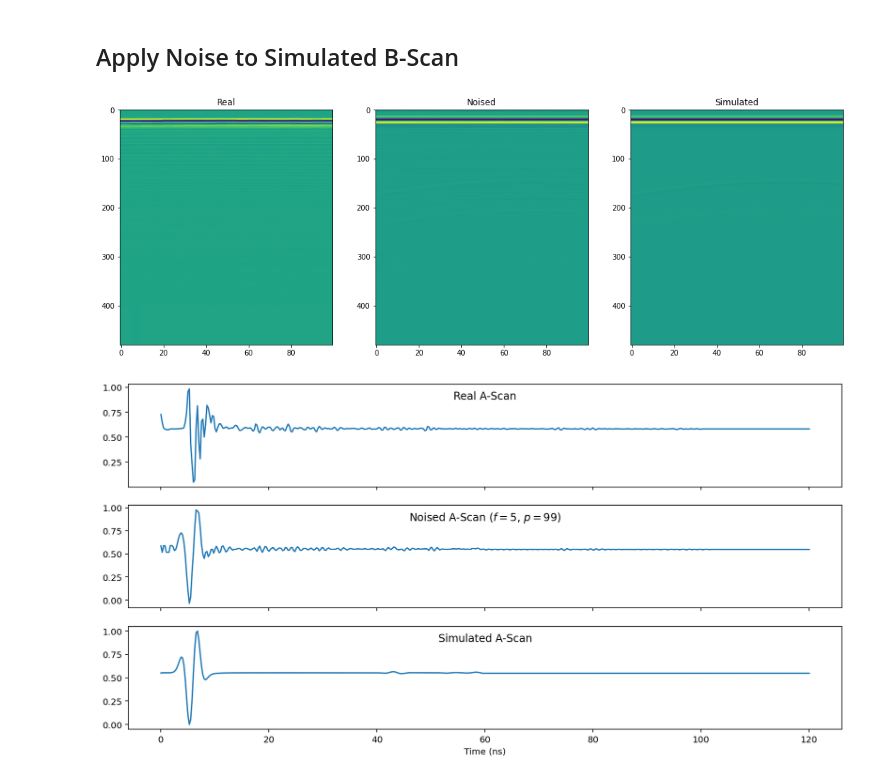
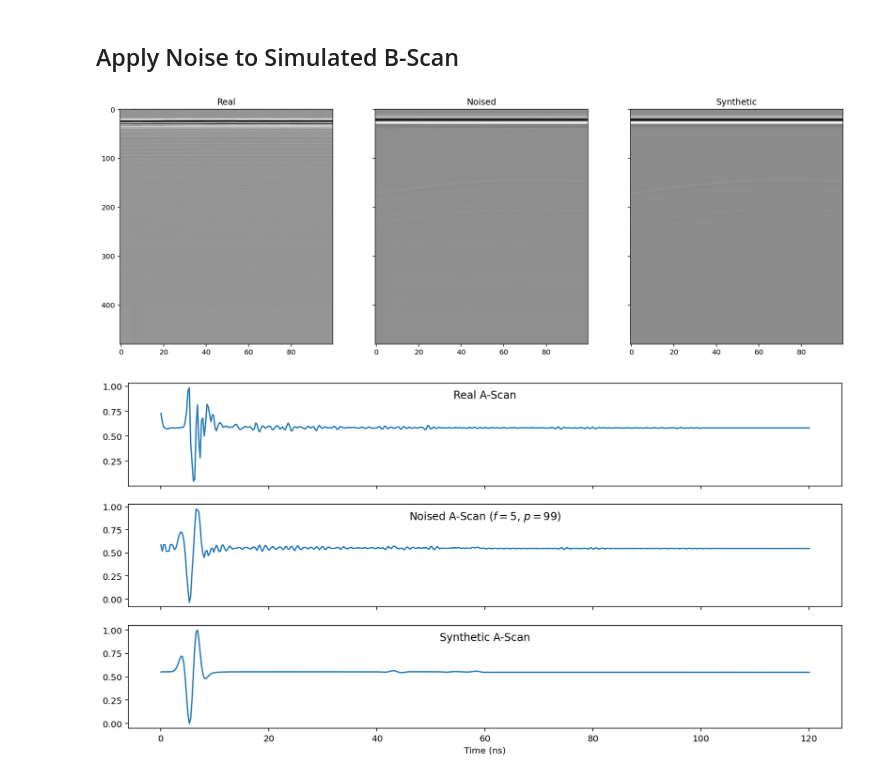
Before and after one commit to jeanruggiero/masters-thesis, a Jupyter notebook: DataExploration.ipynb, the cells around one changed output. Cells and saved outputs as stored; diff of their text form; code cells hidden in the pictures.

```diff
--- a/DataExploration.ipynb
+++ b/DataExploration.ipynb
@@ -525,15 +525,16 @@ with plt.rc_context({'figure.figsize': [12, 6]}):
 ## Apply Noise to Simulated B-Scan
 # %%
 with plt.rc_context({'figure.figsize': [18, 6]}):
-    fig, (ax1, ax2, ax3) = plt.subplots(1, 3)
-    ax1.imshow(normalize_scan(real.T), aspect='auto')
+    fig, (ax1, ax2, ax3) = plt.subplots(1, 3, sharey=True)
+    ax1.imshow(normalize_scan(real.T), aspect='auto', cmap='gray')
     ax1.set_title('Real')
-    ax2.imshow(normalize_scan(resampled_sim) + extract_noise_bscan(normalize_scan(real.T), 5, 95), aspect='auto')
+    ax2.imshow(normalize_scan(resampled_sim) + extract_noise_bscan(normalize_scan(real.T), 5, 95), aspect='auto',
+               cmap='gray')
     ax2.set_title('Noised')
-    ax3.imshow(normalize_scan(resampled_sim), aspect='auto')
-    ax3.set_title('Simulated')
+    ax3.imshow(normalize_scan(resampled_sim), aspect='auto', cmap='gray')
+    ax3.set_title('Synthetic')
 # %% [output]
-[figure, old version]
+[figure, new version]
 # %%
 with plt.rc_context({'figure.figsize': [12, 6]}):
     fig, (ax1, ax2, ax3) = plt.subplots(3, 1, sharex=True)
```
Also changed, not shown: parts of 38 cells of this notebook, 1 other file.
